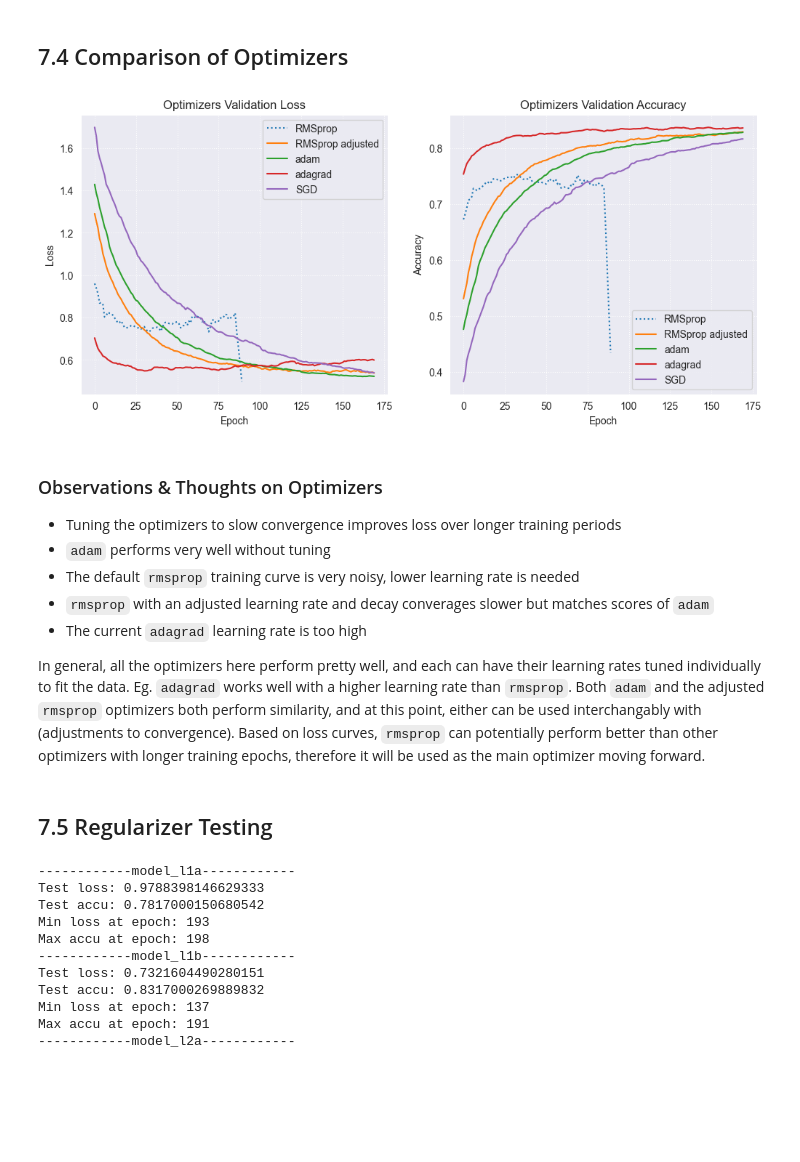
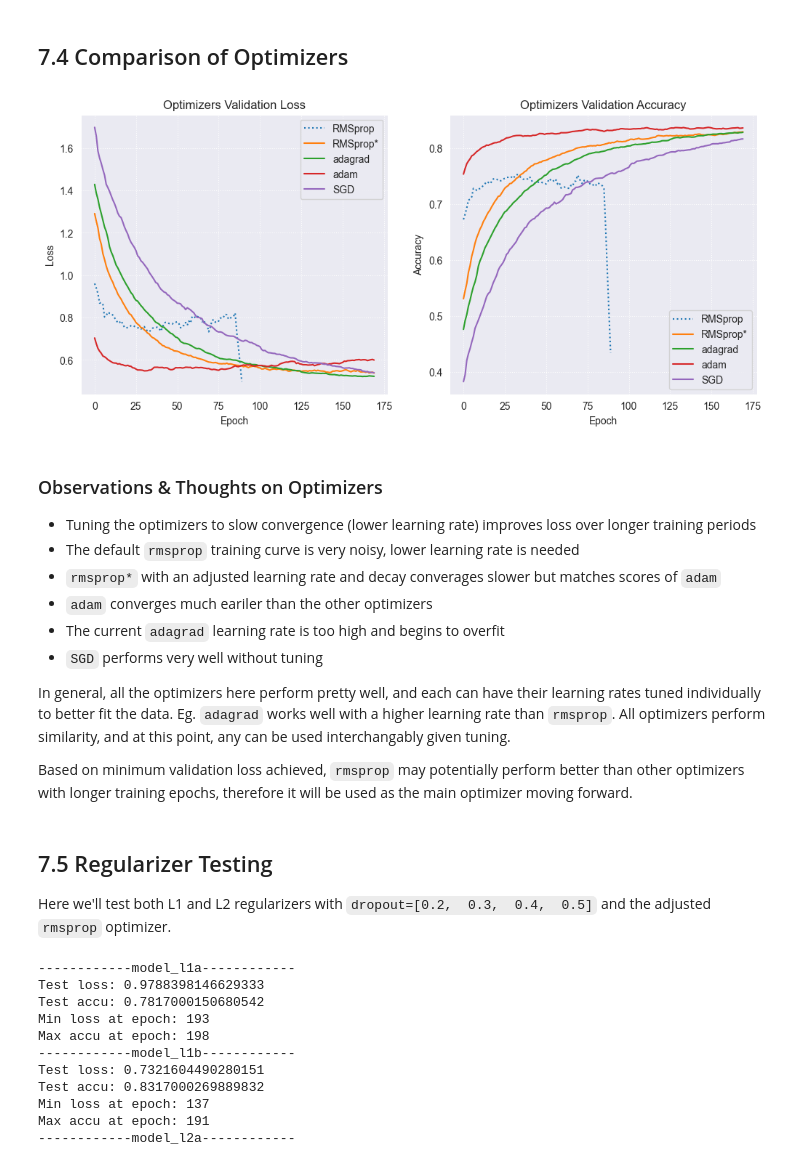
Before and after one commit to Crediteur/Jupyter-Notebooks, a Jupyter notebook: cifar10_Image_Classification/CM3015_Final_cifar10.ipynb, the cells around one changed output. Saved outputs shown, nothing was run; the diff lists cells and outputs as text; code cells hidden in the pictures; blank space fills up the shorter version.

```diff
--- a/cifar10_Image_Classification/CM3015_Final_cifar10.ipynb
+++ b/cifar10_Image_Classification/CM3015_Final_cifar10.ipynb
@@ -709,10 +735,13 @@ Adding convolutional layers was a substantial increase in performance from the b
 # %%
+# new model for testing regularization hyperparameters
+
 def conv2d_with_reg(blocks=1, layer_size=1, padding='same',
                     dropout=[0.0, 0.0, 0.0, 0.0],
                     optimizer='rmsprop',
                     regularizer=None):
     """
     conv2d model with more regularization options
+    otherwise no major differences from conv2d_model
     """
 
     model = models.Sequential()
@@ -775,8 +811,10 @@ def conv2d_with_reg(blocks=1, layer_size=1, padding='same',
 # %%
+# test models with varying dropout rates
+
 """
 The following code is equivalent to training and evaluating models:
-model_d1 = conv2d_with_reg(blocks=2, dropout=[0.25, 0.25, 0.25, 0.25])
-model_d2 = conv2d_with_reg(blocks=2, dropout=[0.2,  0.3,  0.4,  0.5])
+model_d1 = conv2d_with_reg(blocks=2, dropout=[0.25, 0.25, 0.25], padding='valid)
+model_d2 = conv2d_with_reg(blocks=2, dropout=[0.2,  0.3, 0.5], padding='valid)
 model_d3 = conv2d_with_reg(blocks=3, dropout=[0.25, 0.25, 0.25, 0.25])
 model_d4 = conv2d_with_reg(blocks=3, dropout=[0.5,  0.5,  0.5,  0.5])
 model_d5 = conv2d_with_reg(blocks=3, dropout=[0.2,  0.3,  0.4,  0.5])
@@ -786,8 +824,8 @@ N_EPOCHS = 100
 BATCH_SIZE = 128
 
 # define hyperparameters for models, each element represents a model
-params_drop = [['model_d1', 2, [0.25, 0.25, 0.25, 0.25], 'valid'],
-               ['model_d2', 2, [0.2,  0.3,  0.4,  0.5],  'valid'],
+params_drop = [['model_d1', 2, [0.25, 0.25, 0.25], 'valid'],
+               ['model_d2', 2, [0.2,  0.3, 0.5],   'valid'],
                ['model_d3', 3, [0.25, 0.25, 0.25, 0.25], 'same'],
                ['model_d4', 3, [0.5,  0.5,  0.5,  0.5],  'same'],
                ['model_d5', 3, [0.2,  0.3,  0.4,  0.5],  'same']]
@@ -952,24 +1007,29 @@ Max accu at epoch: 193
 # %%
 # plot histories of models with optimizers (smoothed)
 histories = [histories_drop[3], histories_opt[0],
              histories_opt[1], histories_opt[2], histories_opt[3]]
-param_names = ['RMSprop', 'RMSprop adjusted', 'adam', 'adagrad', 'SGD']
+param_names = ['RMSprop', 'RMSprop*', 'adagrad', 'adam', 'SGD']
 
 plot_history_comparison(histories=histories,
                         legend_names=param_names,
                         title='Optimizers',
                         lim=180, dotted=[1])
 # %% [output]
-[figure, old version]
+[figure, new version]
 # %% [markdown]
 ### Observations & Thoughts on Optimizers
-- Tuning the optimizers to slow convergence improves loss over longer training periods
-- `adam` performs very well without tuning
+- Tuning the optimizers to slow convergence (lower learning rate) improves loss over longer training periods
 - The default `rmsprop` training curve is very noisy, lower learning rate is needed
-- `rmsprop` with an adjusted learning rate and decay converages slower but matches scores of `adam`
-- The current `adagrad` learning rate is too high
+- `rmsprop*` with an adjusted learning rate and decay converages slower but matches scores of `adam`
+- `adam` converges much eariler than the other optimizers
+- The current `adagrad` learning rate is too high and begins to overfit
+- `SGD` performs very well without tuning
 
-In general, all the optimizers here perform pretty well, and each can have their learning rates tuned individually to fit the data. Eg. `adagrad` works well with a higher learning rate than `rmsprop`. Both `adam` and the adjusted `rmsprop` optimizers both perform similarity, and at this point, either can be used interchangably with (adjustments to convergence). Based on loss curves, `rmsprop` can potentially perform better than other optimizers with longer training epochs, therefore it will be used as the main optimizer moving forward.
+In general, all the optimizers here perform pretty well, and each can have their learning rates tuned individually to better fit the data. Eg. `adagrad` works well with a higher learning rate than `rmsprop`. All optimizers perform similarity, and at this point, any can be used interchangably given tuning.
+
+Based on minimum validation loss achieved, `rmsprop` may potentially perform better than other optimizers with longer training epochs, therefore it will be used as the main optimizer moving forward.
-# %% [markdown]
-## 7.5 Regularizer Testing
+# %% [markdown]
+## 7.5 Regularizer Testing
+
+Here we'll test both L1 and L2 regularizers with `dropout=[0.2,  0.3,  0.4,  0.5]` and the adjusted `rmsprop` optimizer.
 # %%
```
Also changed, not shown: parts of 42 cells of this notebook, 1 other file.
